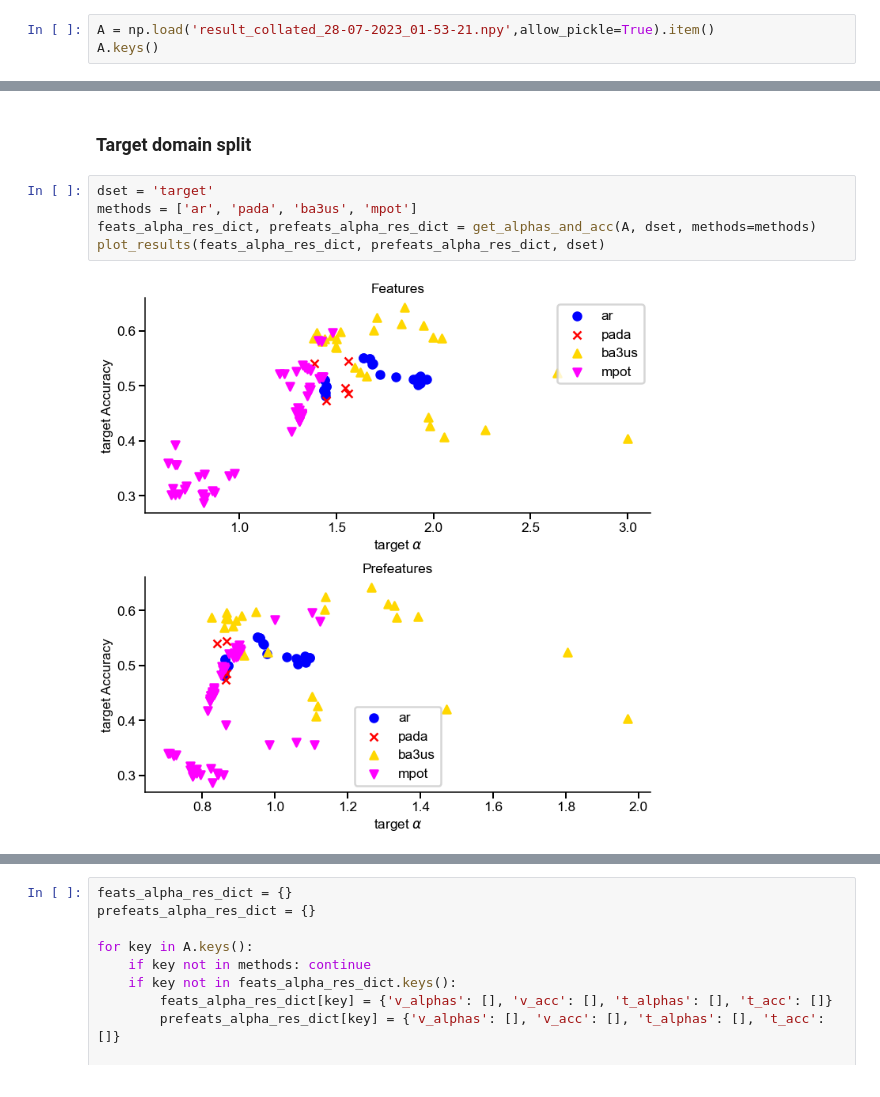
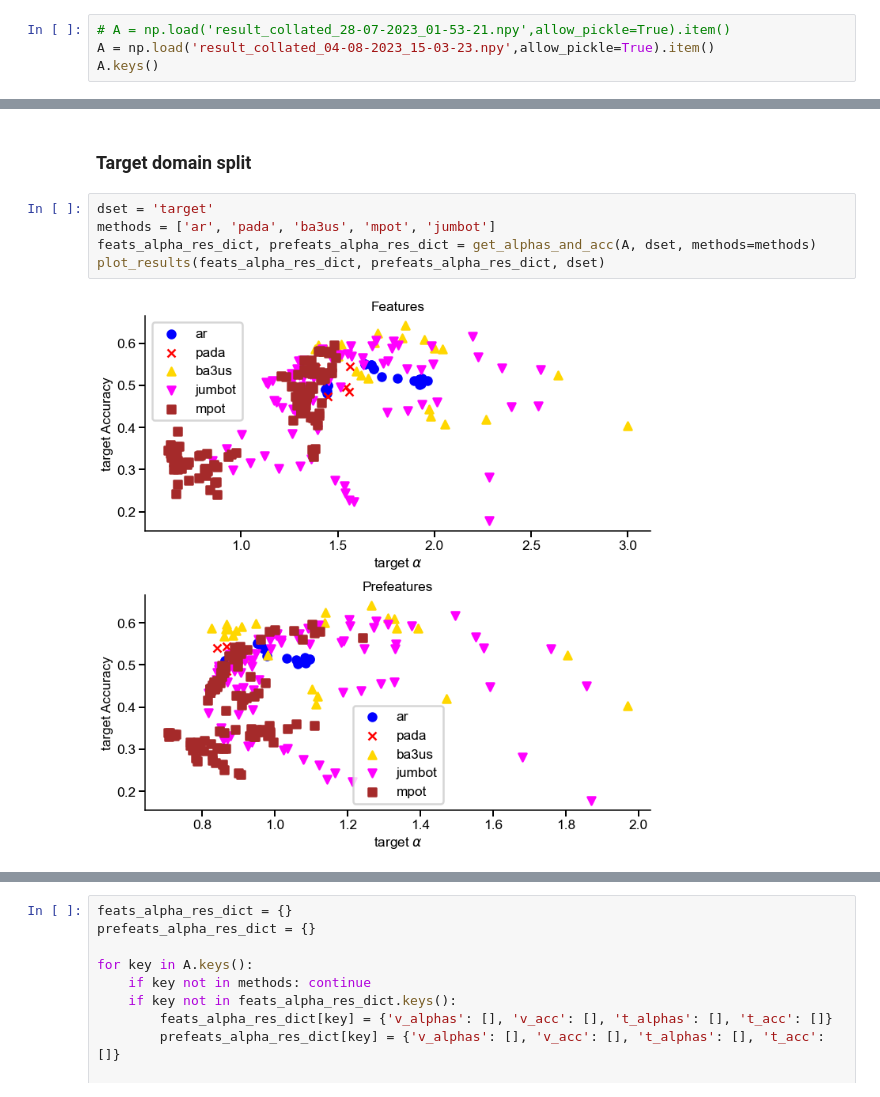
Before and after one commit to arnaghosh/BenchmarkPDA, a Jupyter notebook: plot_results.ipynb, the cells around one changed output, grey strips where cells are left out. Saved outputs shown, nothing was run; the diff lists cells and outputs as text.

Commit message:
Adding filtering strategies to notebook results

```diff
--- a/plot_results.ipynb
+++ b/plot_results.ipynb
@@ -62,7 +62,8 @@ def plot_results(feats_alpha_dict, prefeats_alpha_dict, dset_split):
 # %% [markdown]
 ## Loading the data
 # %%
-A = np.load('result_collated_28-07-2023_01-53-21.npy',allow_pickle=True).item()
+# A = np.load('result_collated_28-07-2023_01-53-21.npy',allow_pickle=True).item()
+A = np.load('result_collated_04-08-2023_15-03-23.npy',allow_pickle=True).item()
 A.keys()
 # %% [output]
 dict_keys(['ar', 'pada', 'ba3us', 'jumbot', 'mpot'])
@@ -99,11 +100,11 @@ plot_results(feats_alpha_res_dict, prefeats_alpha_res_dict, dset)
 ### Target domain split
 # %%
 dset = 'target'
-methods = ['ar', 'pada', 'ba3us', 'mpot']
+methods = ['ar', 'pada', 'ba3us', 'mpot', 'jumbot']
 feats_alpha_res_dict, prefeats_alpha_res_dict = get_alphas_and_acc(A, dset, methods=methods)
 plot_results(feats_alpha_res_dict, prefeats_alpha_res_dict, dset)
 # %% [output]
-[figure, old version]
+[figure, new version]
 # %%
 feats_alpha_res_dict = {}
 prefeats_alpha_res_dict = {}
```
Also changed, not shown: parts of 7 cells of this notebook.
